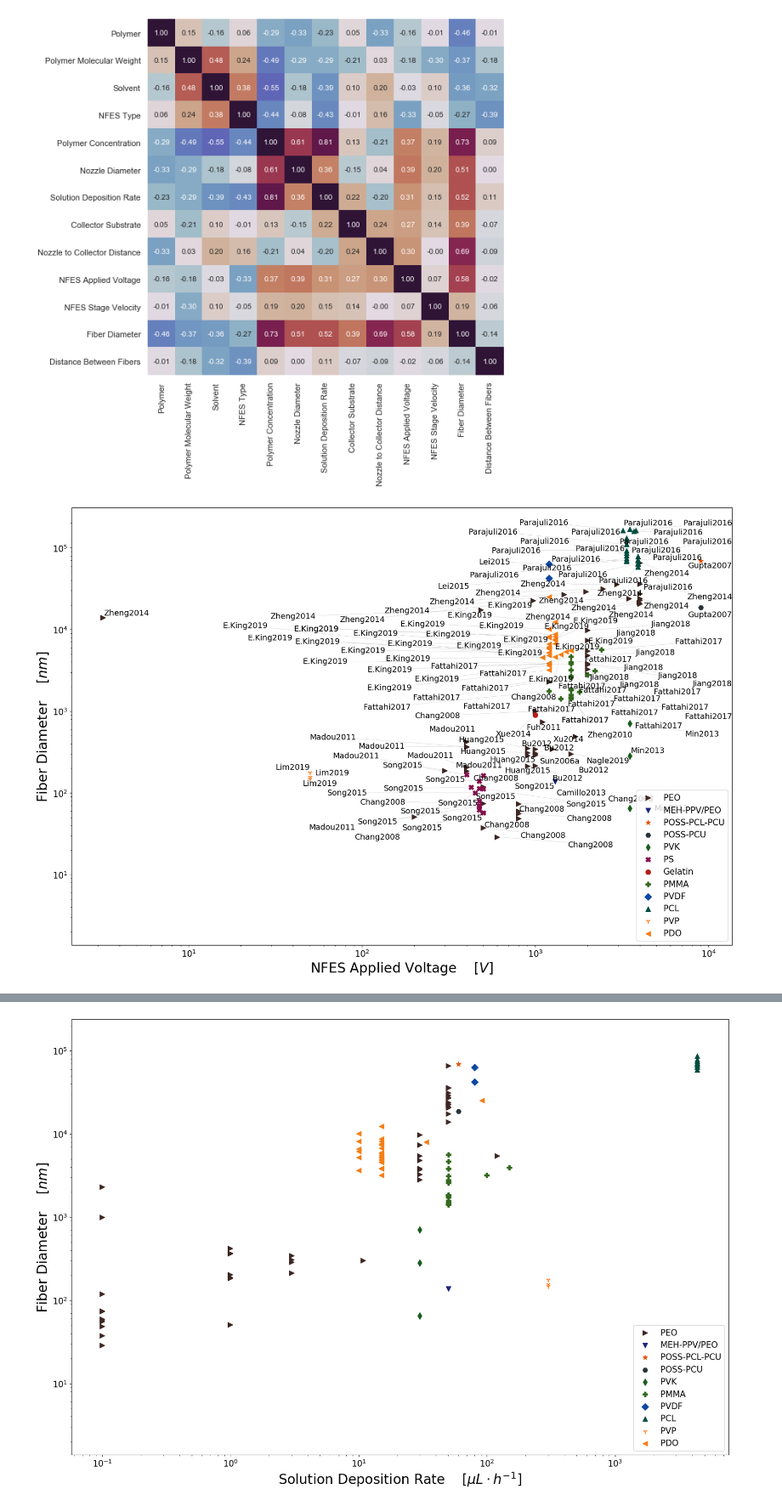
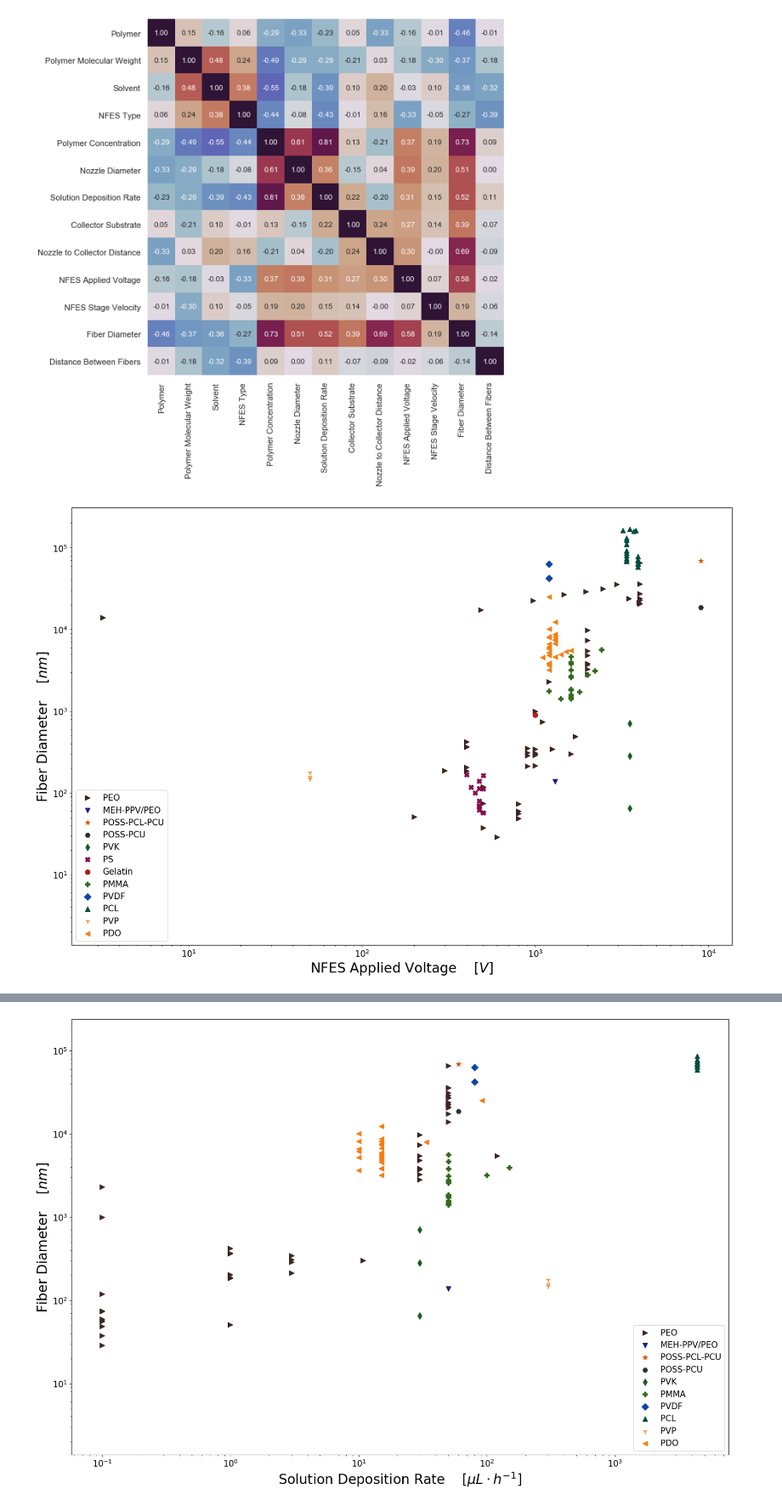
Before and after one commit to KiraSensei13/MNT_ITESM_Thesis, a Jupyter notebook: NFES_Review/_jupyterPlots/NFES_ReviewPaper.ipynb, the cells around one changed output, grey strips where cells are left out. Shown at 85% size. Saved outputs shown, nothing was run; the diff lists cells and outputs as text; code cells hidden in the pictures.

Commit message:
plots update

```diff
--- a/NFES_Review/_jupyterPlots/NFES_ReviewPaper.ipynb
+++ b/NFES_Review/_jupyterPlots/NFES_ReviewPaper.ipynb
@@ -862,14 +862,14 @@ mpl.rcParams.update(mpl.rcParamsDefault); # Recover matplotlib defaults
 # %%
 x_str = 'NFES Applied Voltage'; x_units = r'$[V]$';
 y_str = 'Fiber Diameter'; y_units = r'$[nm]$';
 breakXlim = None;
 breakYlim = None;
 logScale  = True;
-refLabels = True;
+refLabels = False;
 legPos = 'lower left';
 scatterPlot_breakAxis(x_str, x_units, y_str, y_units, refLabels, logScale, df, df_x, breakXlim, breakYlim, legPos);
 # %% [output]
-[figure, old version]
+[figure, new version]
 # %%
 x_str = 'Polymer Concentration'; x_units = r'$[wt\%]$';
 y_str = 'Fiber Diameter'; y_units = r'$[nm]$';
```
Also changed, not shown: parts of 3 cells of this notebook, 4 other files.
